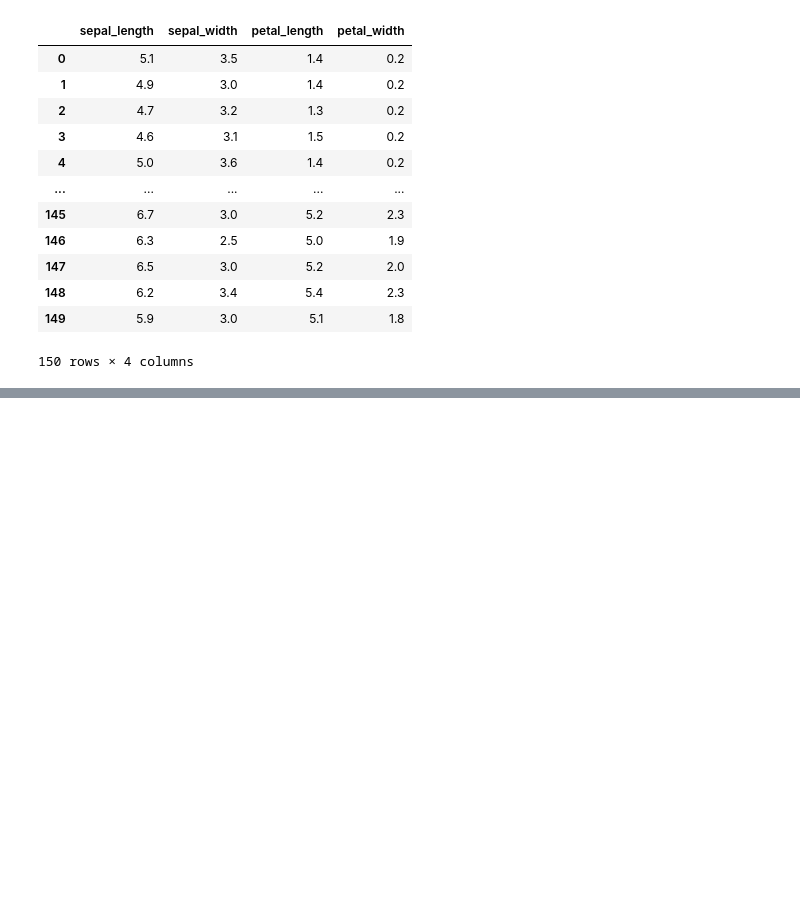
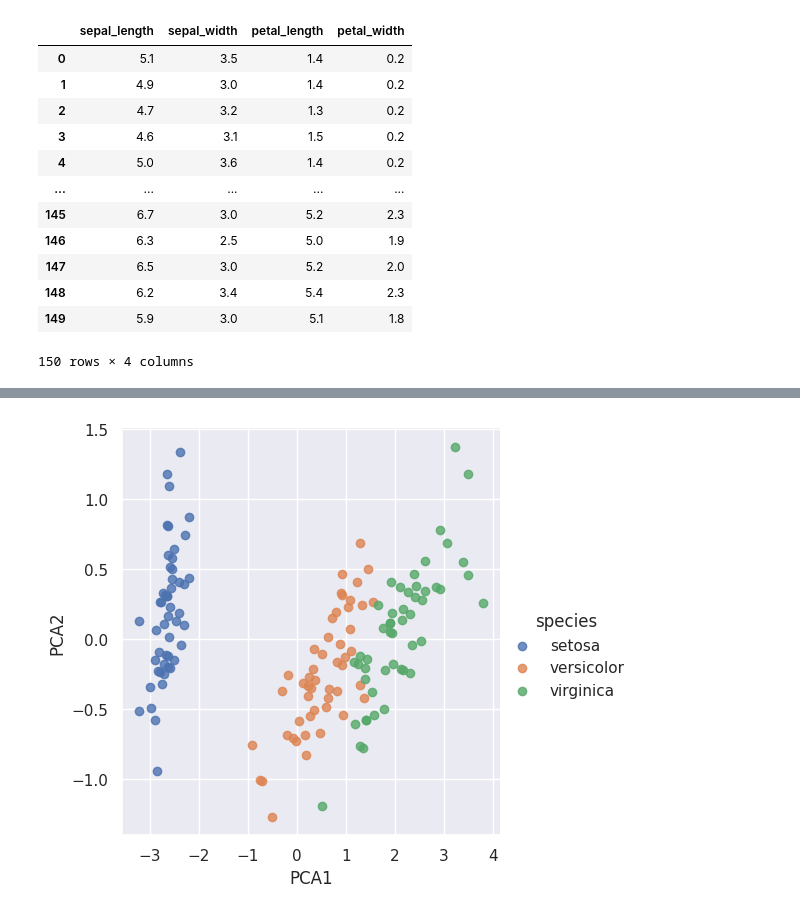
Before and after one commit to daf01-web/Mineria-de-Datos, a Jupyter notebook: Segundo Parcial.ipynb, the cells around one changed output, grey strips where cells are left out. Cells and saved outputs as stored; diff of their text form; code cells hidden in the pictures; blank space fills up the shorter version.

```diff
--- a/Segundo Parcial.ipynb
+++ b/Segundo Parcial.ipynb
@@ -37,3 +39,7 @@ x
 | 148 | 6.2 | 3.4 | 5.4 | 2.3 |
 | 149 | 5.9 | 3.0 | 5.1 | 1.8 |
 150 rows × 4 columns
+# %%
+import seaborn as sns
+iris = sns.load_dataset('iris')
+iris.head()
@@ -39,0 +135,11 @@ x
+# %%
+from sklearn.decomposition import PCA  # 1. Choose the model class
+model = PCA(n_components=2)            # 2. Instantiate the model with hyperparameters
+model.fit(X_iris)                      # 3. Fit to data. Notice y is not specified!
+X_2D = model.transform(X_iris)         # 4. Transform the data to two dimensions
+# %%
+iris['PCA1'] = X_2D[:, 0]
+iris['PCA2'] = X_2D[:, 1]
+sns.lmplot(x="PCA1", y="PCA2", hue='species', data=iris, fit_reg=False);
+# %% [output]
+[figure, added]
```
Also changed, not shown: parts of 18 cells of this notebook.
